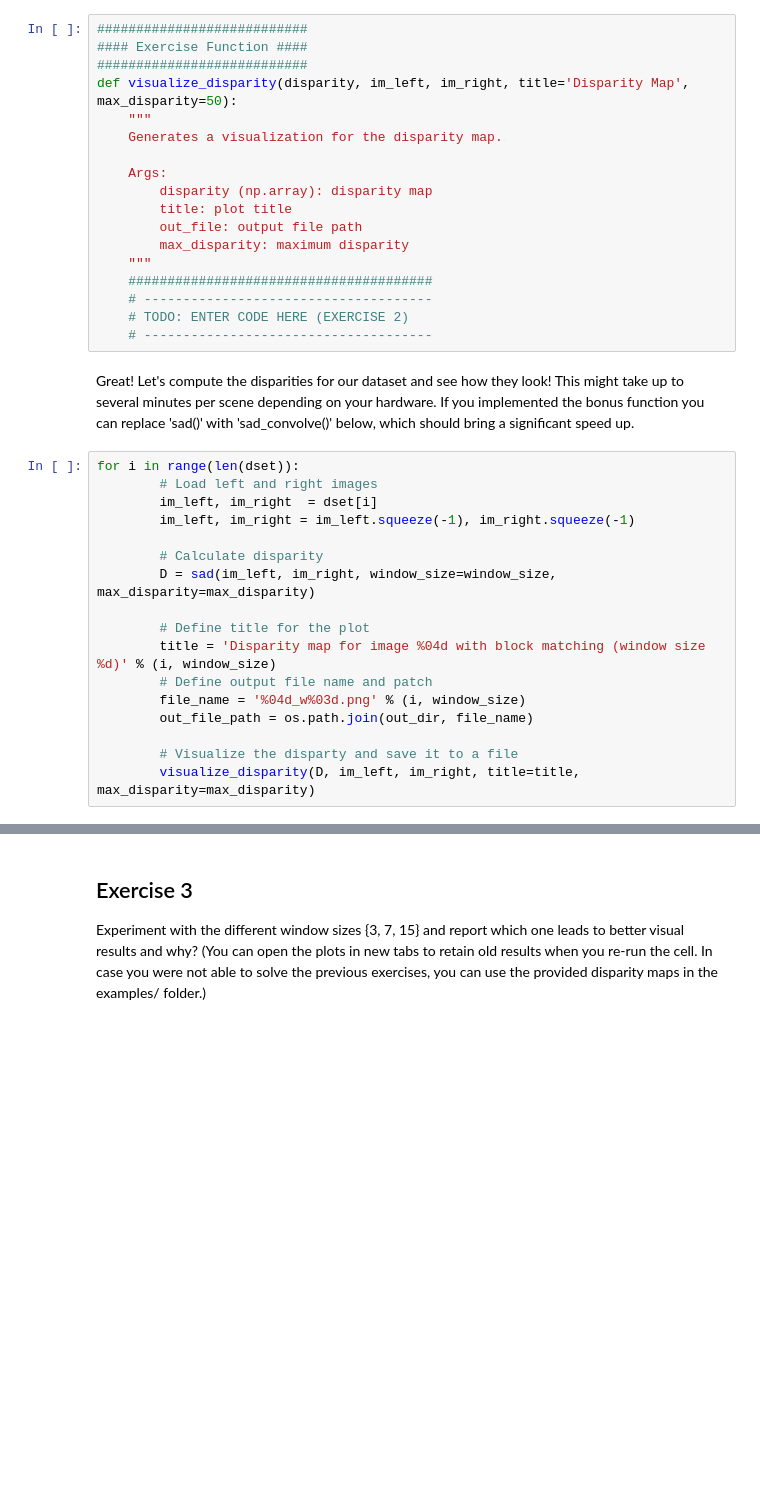
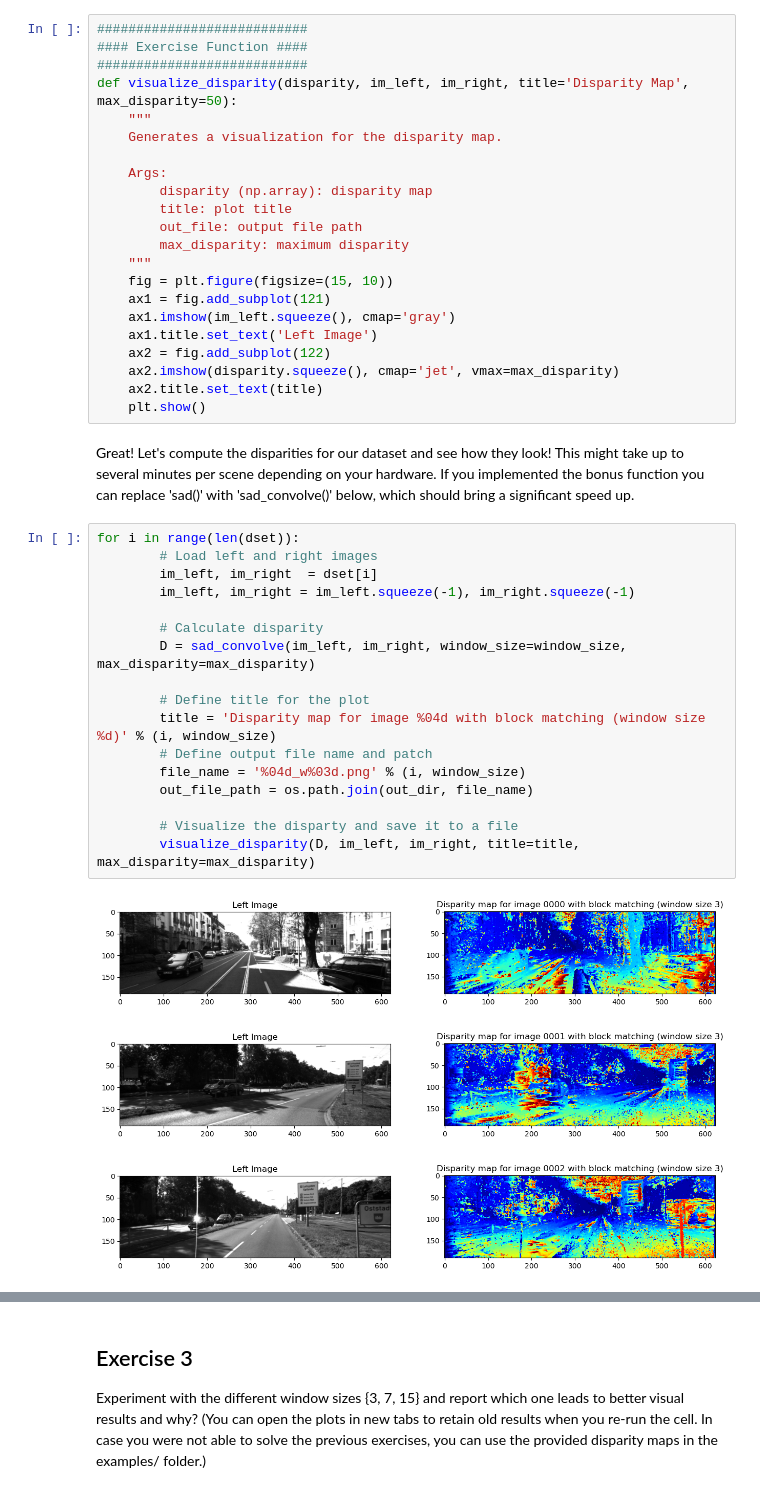
Before and after one commit to PLUS-WAVE/3D_CV-Course-Exercise, a Jupyter notebook: ex2/stereo/stereo.ipynb, the cells around one changed output, grey strips where cells are left out. Saved outputs shown, nothing was run; the diff lists cells and outputs as text; blank space fills up the shorter version.

```diff
--- a/ex2/stereo/stereo.ipynb
+++ b/ex2/stereo/stereo.ipynb
@@ -171,26 +202,34 @@ def visualize_disparity(disparity, im_left, im_right, title='Disparity Map', max
         out_file: output file path
         max_disparity: maximum disparity
     """
-    #######################################
-    # -------------------------------------
-    # TODO: ENTER CODE HERE (EXERCISE 2)
-    # -------------------------------------
+    fig = plt.figure(figsize=(15, 10))
+    ax1 = fig.add_subplot(121)
+    ax1.imshow(im_left.squeeze(), cmap='gray')
+    ax1.title.set_text('Left Image')
+    ax2 = fig.add_subplot(122)
+    ax2.imshow(disparity.squeeze(), cmap='jet', vmax=max_disparity)
+    ax2.title.set_text(title)
+    plt.show()
 # %% [markdown]
 Great! Let's compute the disparities for our dataset and see how they look! This might take up to several minutes per scene depending on your hardware. If you implemented the bonus function you can replace 'sad()' with 'sad_convolve()' below, which should bring a significant speed up.
 # %%
 for i in range(len(dset)):
         # Load left and right images
         im_left, im_right  = dset[i]
         im_left, im_right = im_left.squeeze(-1), im_right.squeeze(-1)
 
         # Calculate disparity
-        D = sad(im_left, im_right, window_size=window_size, max_disparity=max_disparity)
+        D = sad_convolve(im_left, im_right, window_size=window_size, max_disparity=max_disparity)
 
         # Define title for the plot
         title = 'Disparity map for image %04d with block matching (window size %d)' % (i, window_size)
         # Define output file name and patch
         file_name = '%04d_w%03d.png' % (i, window_size)
         out_file_path = os.path.join(out_dir, file_name)
 
         # Visualize the disparty and save it to a file
         visualize_disparity(D, im_left, im_right, title=title, max_disparity=max_disparity)
+# %% [output]
+[figure, added]
+[figure, added]
+[figure, added]
```
Also changed, not shown: parts of 7 cells of this notebook, 5 other files.
